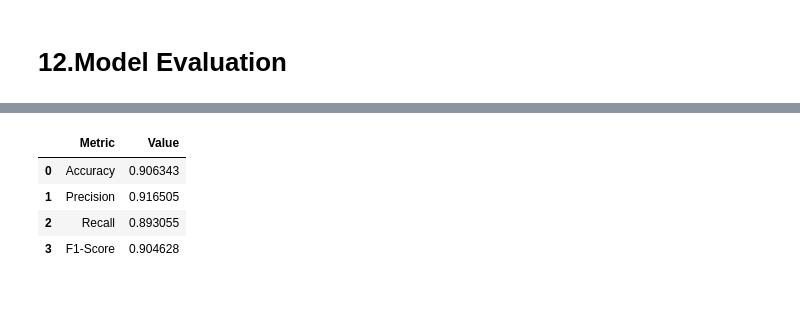
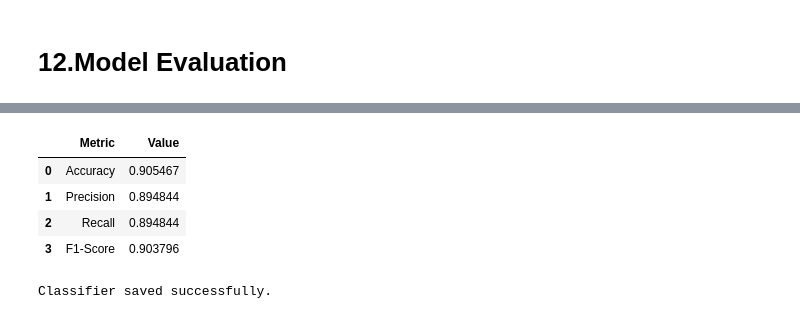
Before and after one commit to Jubin5/DSML-Project, a Jupyter notebook: DSML_Project.ipynb, the cells around one changed output, grey strips where cells are left out. Saved outputs shown, nothing was run; the diff lists cells and outputs as text; code cells hidden in the pictures.

```diff
--- a/DSML_Project.ipynb
+++ b/DSML_Project.ipynb
@@ -542,25 +569,38 @@ F1-Score: 0.9046280425094275
 # %%
 import pandas as pd
 
-accuracy = 0.906342580123889
-precision =0.9165045846068353
-recall =0.893055367537566
-F1 = 0.9046280425094275
+accuracy = 0.9054672771343927
+precision =0.8948439620081411
+recall =0.8948439620081411
+F1 = 0.9037960805810608
 
 # Create a dictionary with the metrics
 metrics = {
     'Metric': ['Accuracy', 'Precision', 'Recall', 'F1-Score'],
     'Value': [accuracy, precision, recall, F1]
 }
 
 # Create a Pandas DataFrame from the dictionary
 metrics_df = pd.DataFrame(metrics)
 
 # Display the DataFrame as a table
 metrics_df
 # %% [output]
 |  | Metric | Value |
-| 0 | Accuracy | 0.906343 |
-| 1 | Precision | 0.916505 |
-| 2 | Recall | 0.893055 |
-| 3 | F1-Score | 0.904628 |
+| 0 | Accuracy | 0.905467 |
+| 1 | Precision | 0.894844 |
+| 2 | Recall | 0.894844 |
+| 3 | F1-Score | 0.903796 |
+# %%
+import pickle
+
+# Assuming clf is your trained classifier and you have fitted it
+# clf.fit(X_train_transformed, y_train)
+
+# Save the fitted model to a file
+file= open('MY Forest.pkl', 'wb')
+pickle.dump(best_rf,file)
+
+print("Classifier saved successfully.")
+# %% [output]
+Classifier saved successfully.
```
Also changed, not shown: parts of 28 cells of this notebook.
